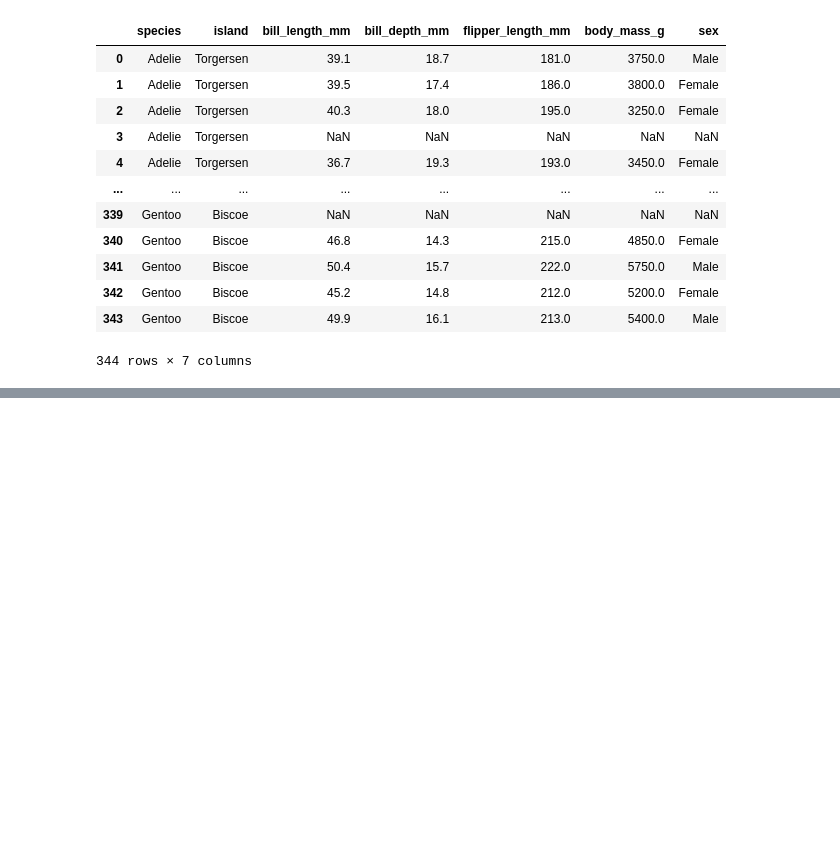
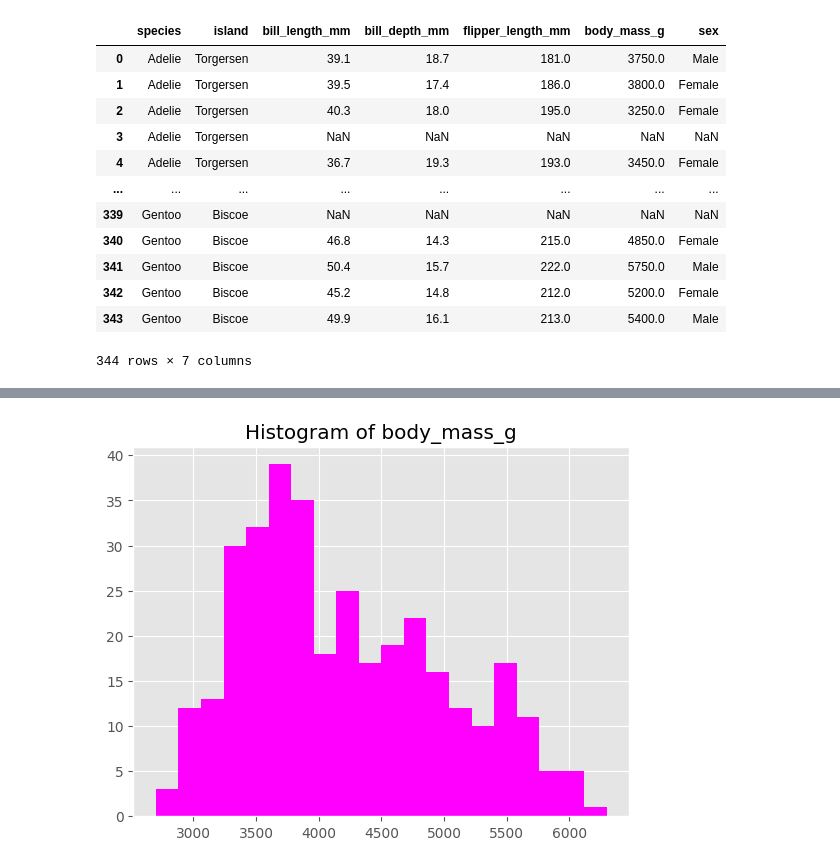
Before and after one commit to shreyapuri11/digipodium_data-analytics, a Jupyter notebook: data_analysis/graphs.ipynb, the cells around one changed output, grey strips where cells are left out. Saved outputs shown, nothing was run; the diff lists cells and outputs as text; code cells hidden in the pictures; blank space fills up the shorter version.

```diff
--- a/data_analysis/graphs.ipynb
+++ b/data_analysis/graphs.ipynb
@@ -208,0 +223,7 @@ sns.load_dataset('titanic')
+# %%
+plt.hist('body_mass_g',data = penguins,bins = 20,color='magenta')
+plt.title("Histogram of body_mass_g")
+plt.grid= True
+plt.show()
+# %% [output]
+[figure, added]
```
Also changed, not shown: parts of 21 cells of this notebook.
